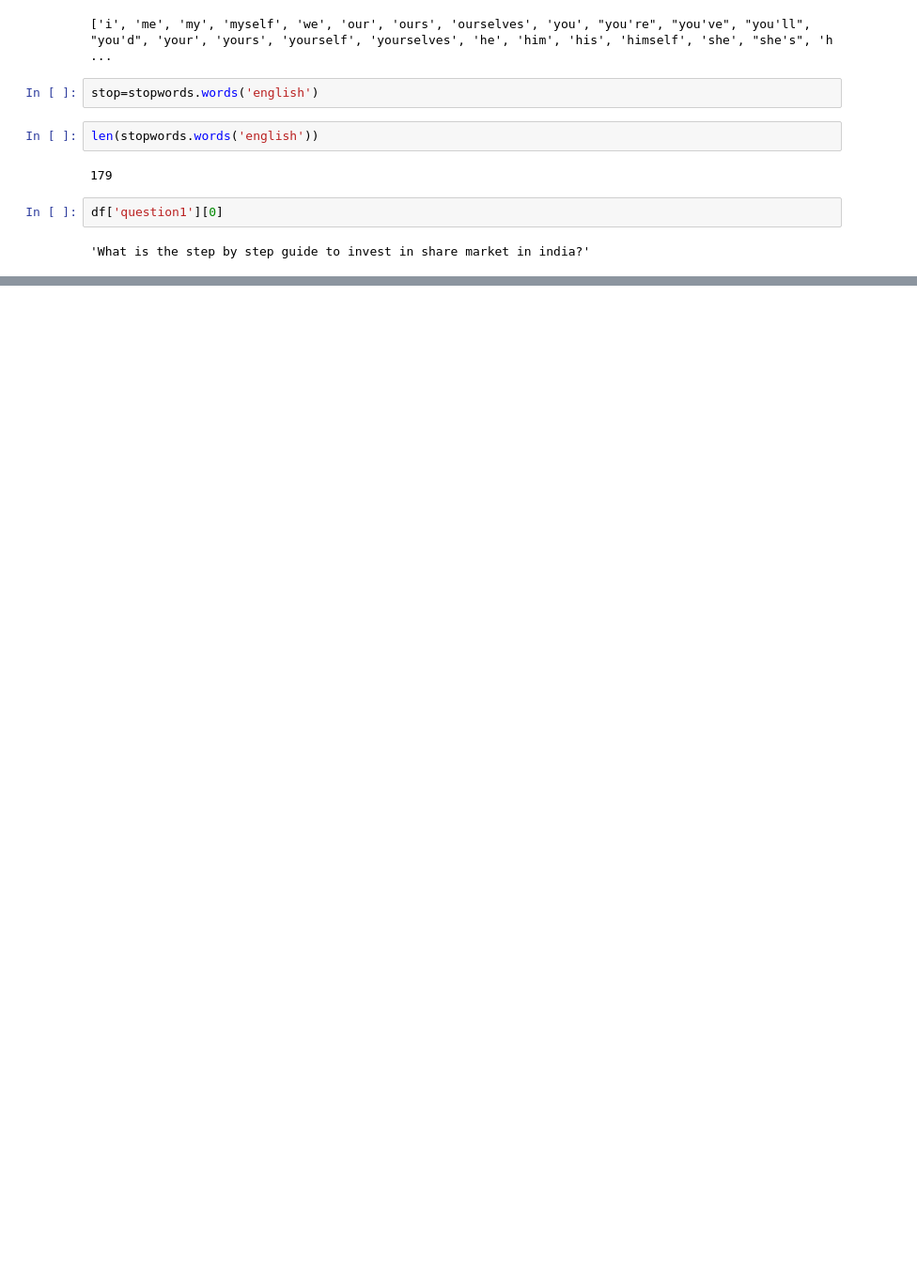
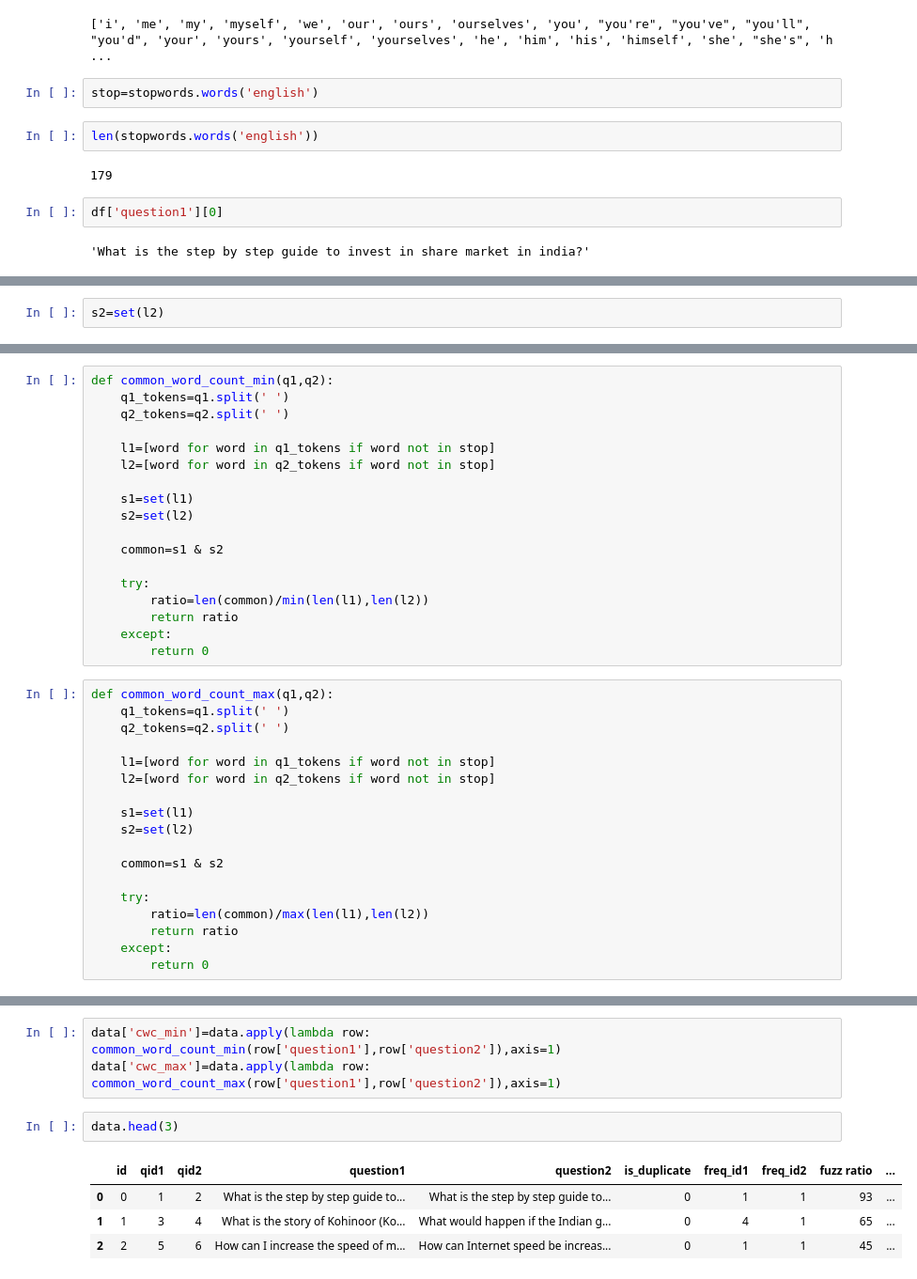
Before and after one commit to BibekRai44/Quora-Analysis, a Jupyter notebook: Quora Analysis.ipynb, the cells around one changed output, grey strips where cells are left out. Shown: that part at 94% size. Saved outputs shown, nothing was run; the diff lists cells and outputs as text; blank space fills up the shorter version.

```diff
--- a/Quora Analysis.ipynb
+++ b/Quora Analysis.ipynb
@@ -937,0 +946,2 @@ df['question1'][0]
+# %%
+s2=set(l2)
@@ -937,0 +972,36 @@ df['question1'][0]
+# %%
+def common_word_count_min(q1,q2):
+    q1_tokens=q1.split(' ')
+    q2_tokens=q2.split(' ')
+
+    l1=[word for word in q1_tokens if word not in stop]
+    l2=[word for word in q2_tokens if word not in stop]
+
+    s1=set(l1)
+    s2=set(l2)
+
+    common=s1 & s2
+
+    try:
+        ratio=len(common)/min(len(l1),len(l2))
+        return ratio
+    except:
+        return 0
+# %%
+def common_word_count_max(q1,q2):
+    q1_tokens=q1.split(' ')
+    q2_tokens=q2.split(' ')
+
+    l1=[word for word in q1_tokens if word not in stop]
+    l2=[word for word in q2_tokens if word not in stop]
+
+    s1=set(l1)
+    s2=set(l2)
+
+    common=s1 & s2
+
+    try:
+        ratio=len(common)/max(len(l1),len(l2))
+        return ratio
+    except:
+        return 0
@@ -937,0 +1031,10 @@ df['question1'][0]
+# %%
+data['cwc_min']=data.apply(lambda row: common_word_count_min(row['question1'],row['question2']),axis=1)
+data['cwc_max']=data.apply(lambda row: common_word_count_max(row['question1'],row['question2']),axis=1)
+# %%
+data.head(3)
+# %% [output]
+|  | id | qid1 | qid2 | question1 | question2 | is_duplicate | freq_id1 | freq_id2 | fuzz ratio | ... |
+| 0 | 0 | 1 | 2 | What is the step by step guide to... | What is the step by step guide to... | 0 | 1 | 1 | 93 | ... |
+| 1 | 1 | 3 | 4 | What is the story of Kohinoor (Ko... | What would happen if the Indian g... | 0 | 4 | 1 | 65 | ... |
+| 2 | 2 | 5 | 6 | How can I increase the speed of m... | How can Internet speed be increas... | 0 | 1 | 1 | 45 | ... |
```
Also changed, not shown: parts of 44 cells of this notebook.
